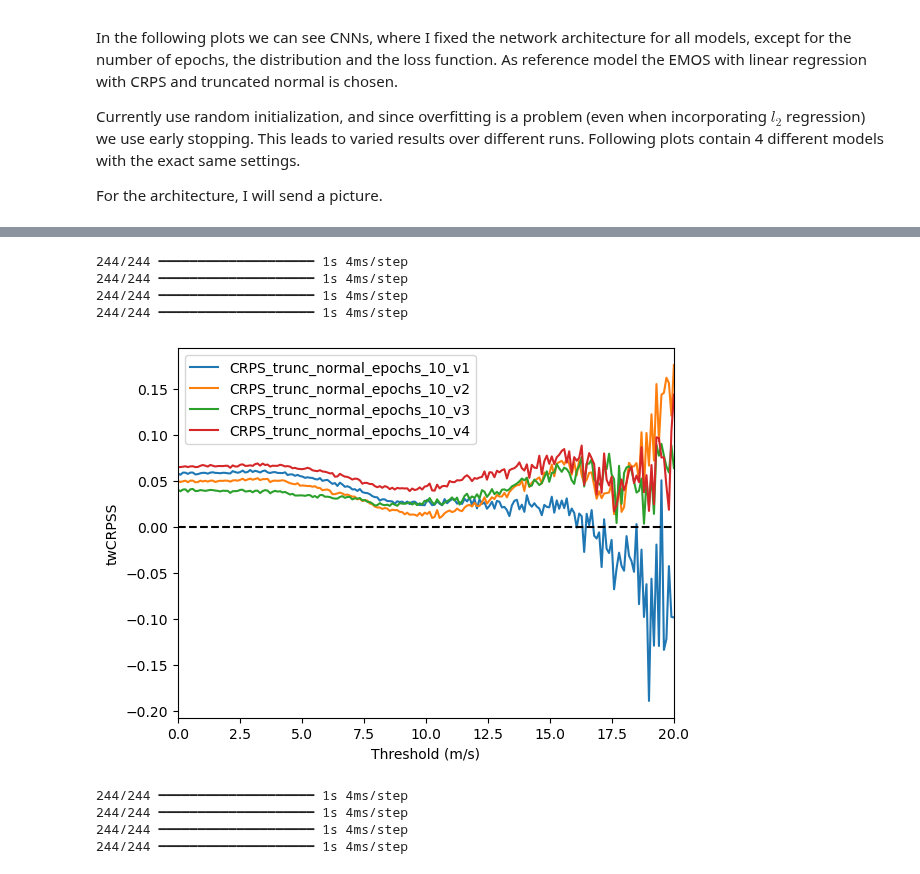
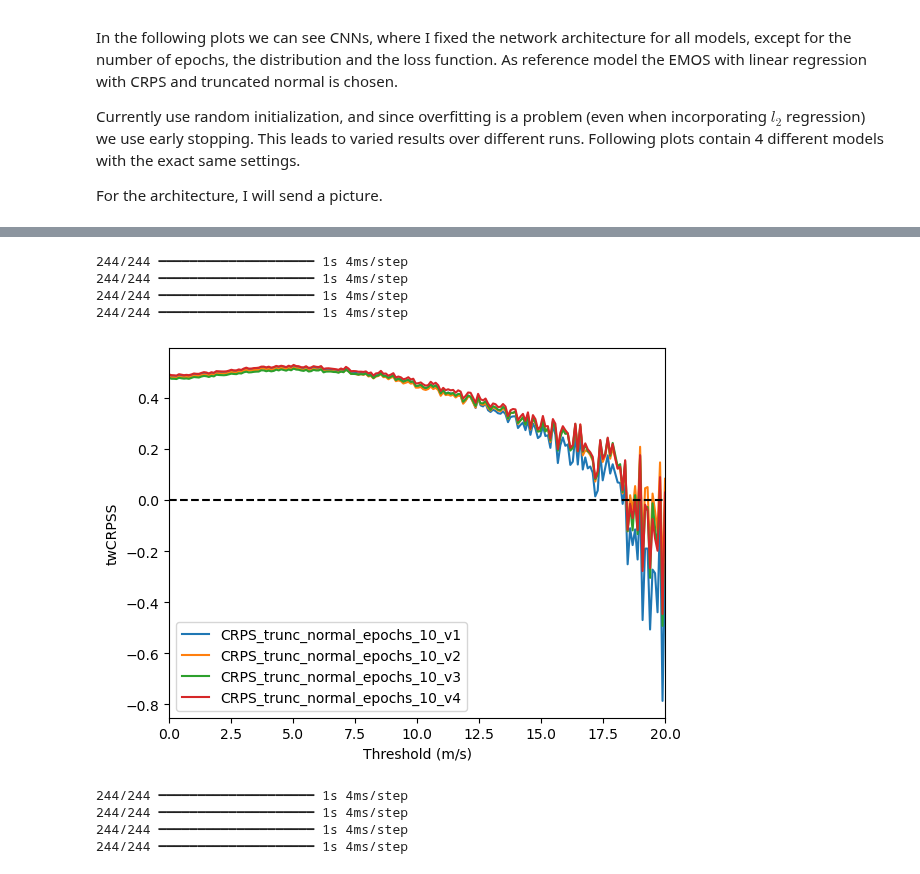
Before and after one commit to SimonHakvoort/thesiscode, a Jupyter notebook: src/nn_results/nn_results.ipynb, the cells around one changed output, grey strips where cells are left out. Saved outputs shown, nothing was run; the diff lists cells and outputs as text; code cells hidden in the pictures.

Commit message:
Added the ability to use twcrps for climatology

```diff
--- a/src/nn_results/nn_results.ipynb
+++ b/src/nn_results/nn_results.ipynb
@@ -289,18 +295,11 @@ make_brier_skill_plot_tf(climatology, nn_crps_e10_models, test_data, values, yli
-# %%
-
-values = np.linspace(0, 20, 200)
-
-climatology_brier_scores = get_brier_scores_tf(climatology, test_data, values)
-
-crps_trunc_normal_scores = get_brier_scores_tf(crps_tn_e10, test_data, values)
 # %%
-make_twcrpss_plot_tf(emos_base, nn_crps_e10_models, test_data, values)
+make_twcrpss_plot_tf(climatology, nn_crps_e10_models, test_data, values)
 # %% [output]
 244/244 ━━━━━━━━━━━━━━━━━━━━ 1s 4ms/step
 244/244 ━━━━━━━━━━━━━━━━━━━━ 1s 4ms/step
 244/244 ━━━━━━━━━━━━━━━━━━━━ 1s 4ms/step
 244/244 ━━━━━━━━━━━━━━━━━━━━ 1s 4ms/step
-[figure, old version]
+[figure, new version]
 # %%
 t = 5
 make_reliability_and_sharpness_tf(nn_crps_e10_models, test_data, t=t, base_model=emos_base)
```
Also changed, not shown: parts of 3 cells of this notebook, 3 other files.
